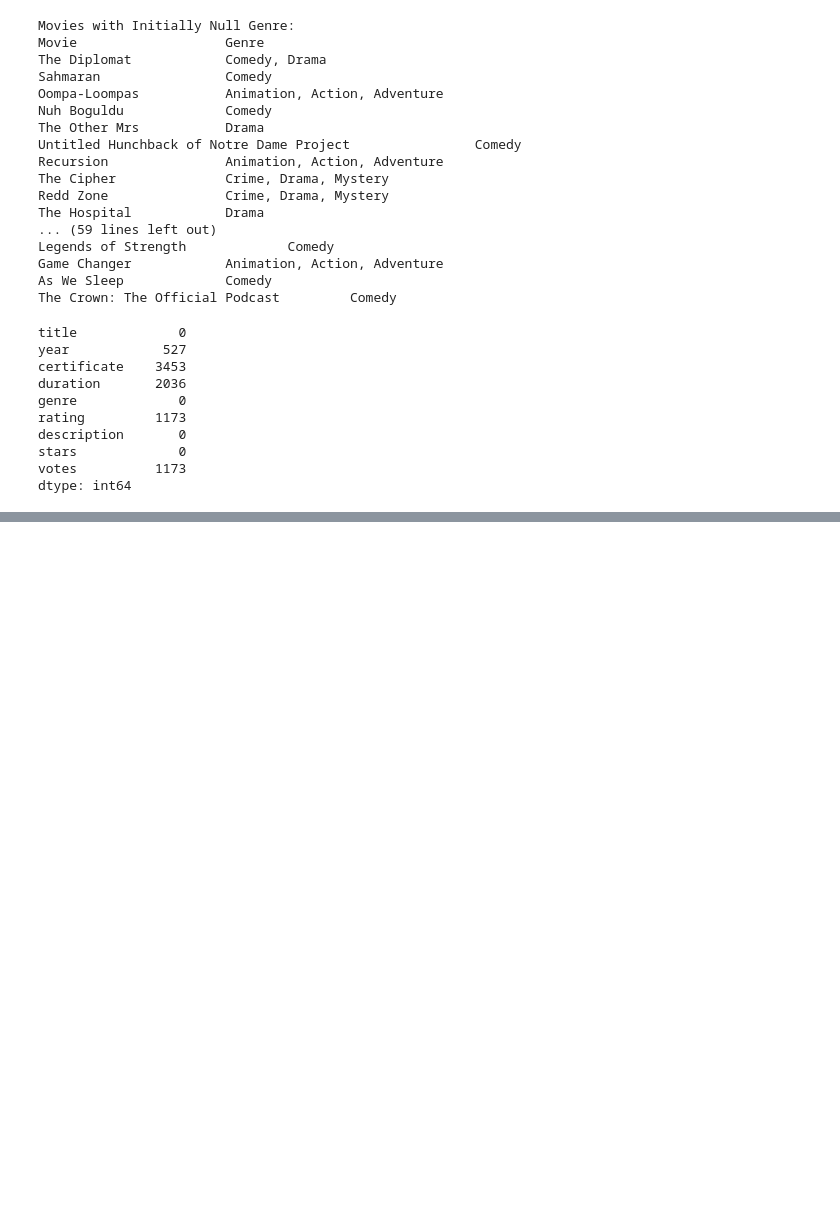
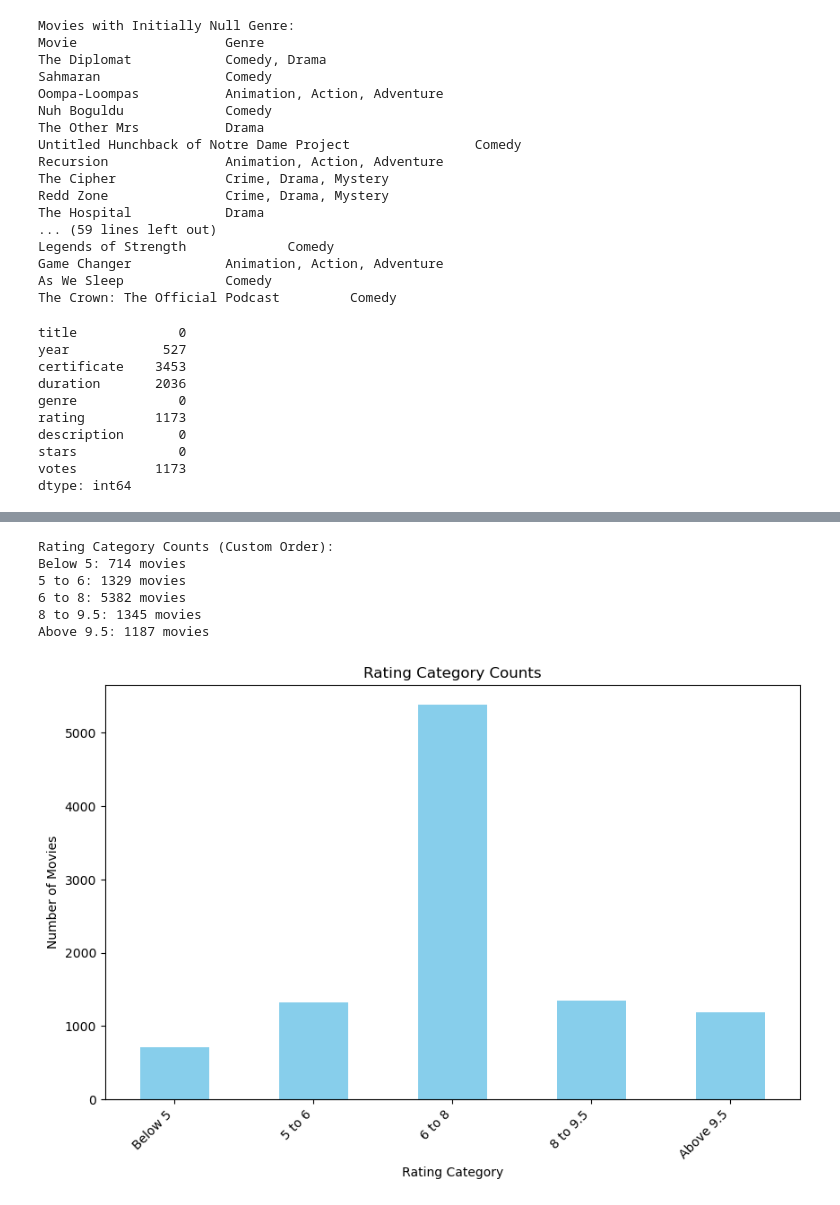
Before and after one commit to sidkarma/Netflix-Recommendation-System, a Jupyter notebook: Untitled.ipynb, the cells around one changed output, grey strips where cells are left out. Cells and saved outputs as stored; diff of their text form; code cells hidden in the pictures; blank space fills up the shorter version.

```diff
--- a/Untitled.ipynb
+++ b/Untitled.ipynb
@@ -483,0 +321,44 @@ Top 20 Highest-Rated Action-Comedy Movies Released After 2018 or in 2018:
+# %%
+def categorize_ratings(rating):
+    if rating < 5:
+        return 'Below 5'
+    elif 5 <= rating < 6:
+        return '5 to 6'
+    elif 6 <= rating < 8:
+        return '6 to 8'
+    elif 8 <= rating < 9.5:
+        return '8 to 9.5'
+    else:
+        return 'Above 9.5'
+
+# Apply the function to create a new column 'rating_category'
+df['rating_category'] = df['rating'].apply(categorize_ratings)
+
+# Define custom order for rating categories
+custom_order = ['Below 5', '5 to 6', '6 to 8', '8 to 9.5', 'Above 9.5']
+
+# Count occurrences of each rating category
+rating_category_counts = df['rating_category'].value_counts().reindex(custom_order)
+
+# Print rating category counts in custom order
+print("Rating Category Counts (Custom Order):")
+for category, count in rating_category_counts.items():
+    print(f"{category}: {count} movies")
+# %% [output]
+Rating Category Counts (Custom Order):
+Below 5: 714 movies
+5 to 6: 1329 movies
+6 to 8: 5382 movies
+8 to 9.5: 1345 movies
+Above 9.5: 1187 movies
+# %%
+# Plotting
+plt.figure(figsize=(10, 6))
+rating_category_counts.plot(kind='bar', color='skyblue')
+plt.title('Rating Category Counts')
+plt.xlabel('Rating Category')
+plt.ylabel('Number of Movies')
+plt.xticks(rotation=45, ha='right')  # Rotate x-axis labels for better readability
+plt.show()
+# %% [output]
+[figure, added]
```
Also changed, not shown: parts of 25 cells of this notebook.
